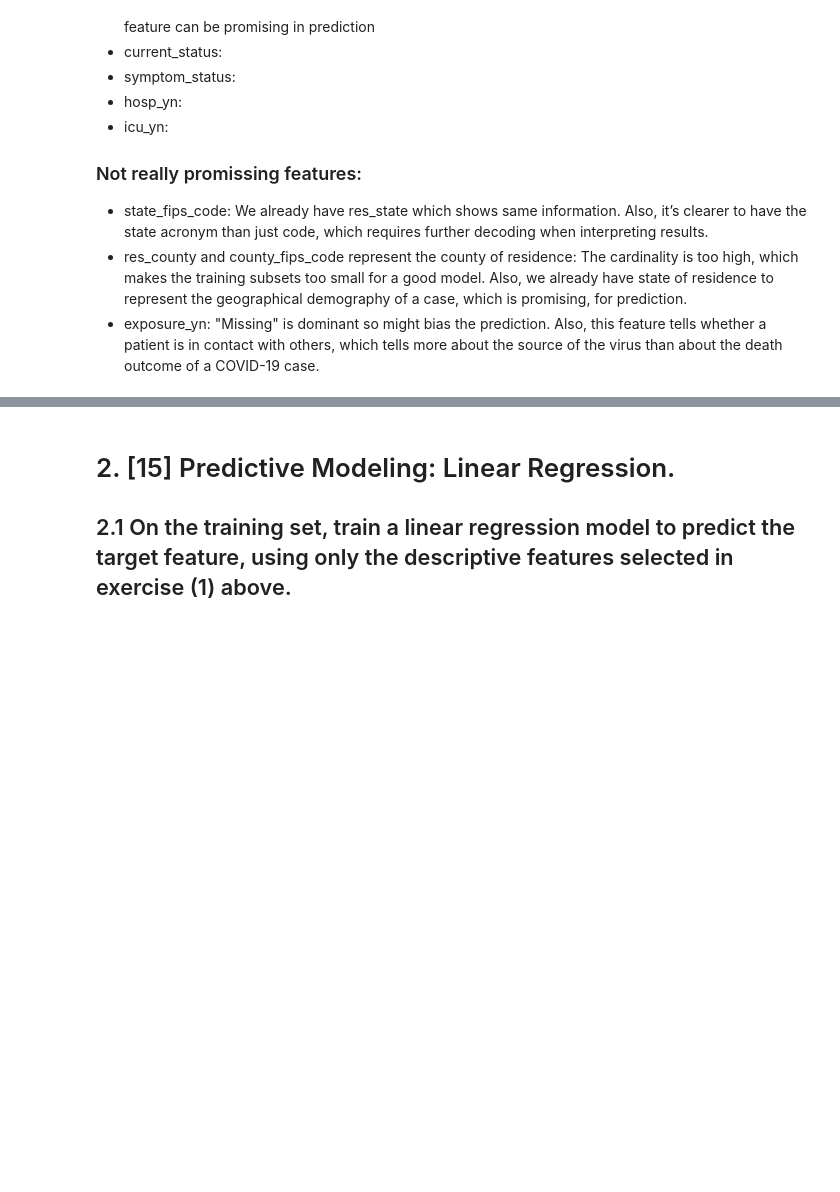
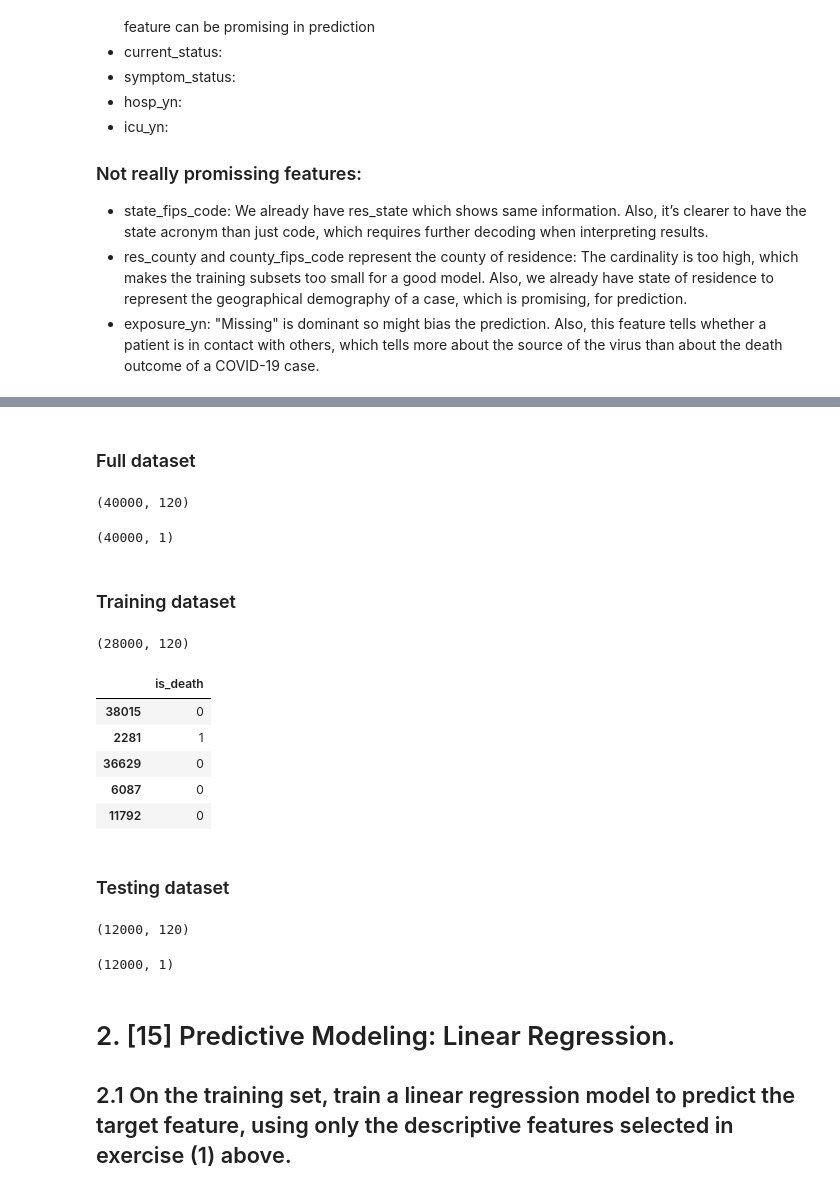
Before and after one commit to minhlynguyen/ucd-da-covid-death-prediction, a Jupyter notebook: MinhLy_Nguyen_22201371_Anil_Vercruysse_22202474_COMP47350_Homework2.ipynb, the cells around one changed output, grey strips where cells are left out. Saved outputs shown, nothing was run; the diff lists cells and outputs as text; code cells hidden in the pictures; blank space fills up the shorter version.

```diff
--- a/MinhLy_Nguyen_22201371_Anil_Vercruysse_22202474_COMP47350_Homework2.ipynb
+++ b/MinhLy_Nguyen_22201371_Anil_Vercruysse_22202474_COMP47350_Homework2.ipynb
@@ -76,10 +76,8 @@ death_yn                            object
 dtype: object
 # %%
 # Select columns with object type
-object_columns = df.select_dtypes(['object']).columns
+category = df.select_dtypes(['object']).columns
 
 # Convert data type to category for these columns
-for column in object_columns:
+for column in category:
     df[column] = df[column].astype('category')
-
-df.dtypes
@@ -138,0 +101,9 @@ Discuss what you observe from these plots, e.g., which continuous features seem
+# %%
+target_feature = 'death_yn'
+train_df, test_df = train_test_split(df, test_size=0.3, random_state=42)
+X_train, X_test, y_train, y_test = train_test_split(df.loc[:, df.columns != target_feature], df[[target_feature]], test_size=0.3, random_state=42)
+print(df.shape)
+print(X_train.shape)
+print(y_train.shape)
+print(X_test.shape)
+print(y_test.shape)
@@ -200,3 +165,56 @@ for feature in categorical_features:
+# %% [markdown]
+### Full dataset
+# %%
+# Create dummy variables to represent categorical data
+X = df[predictive_category]
+X = pd.get_dummies(X)
+X.shape
+# %% [output]
+(40000, 120)
+# %%
+# create a new Series called is_death
+df['is_death'] = df.death_yn.map({'Yes':1, 'No':0})
+y = df[['is_death']]
+y.shape
+# %% [output]
+(40000, 1)
+# %% [markdown]
+### Training dataset
+# %%
+# Create dummy variables to represent categorical data
+X_train = X_train[predictive_category]
+X_train = pd.get_dummies(X_train)
+X_train.shape
+# %% [output]
+(28000, 120)
+# %%
+# create a new Series called is_death
+y_train['is_death'] = y_train.death_yn.map({'Yes':1, 'No':0})
+y_train = y_train[['is_death']]
+y_train.head()
+# %% [output]
+|  | is_death |
+| 38015 | 0 |
+| 2281 | 1 |
+| 36629 | 0 |
+| 6087 | 0 |
+| 11792 | 0 |
+# %% [markdown]
+### Testing dataset
+# %%
+# Create dummy variables to represent categorical data
+X_test = X_test[predictive_category]
+X_test = pd.get_dummies(X_test)
+X_test.shape
+# %% [output]
+(12000, 120)
+# %%
+# create a new Series called is_death
+y_test['is_death'] = y_test.death_yn.map({'Yes':1, 'No':0})
+y_test = y_test[['is_death']]
+y_test.shape
+# %% [output]
+(12000, 1)
 # %% [markdown]
 # 2. [15] Predictive Modeling: Linear Regression.
 
```
Also changed, not shown: parts of 35 cells of this notebook, 1 other file.
